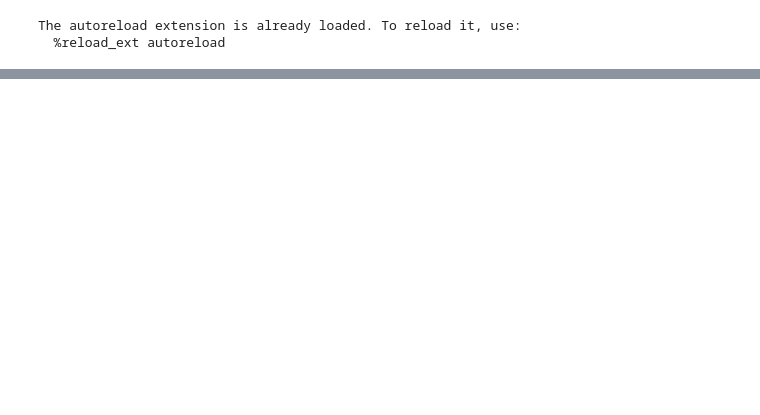
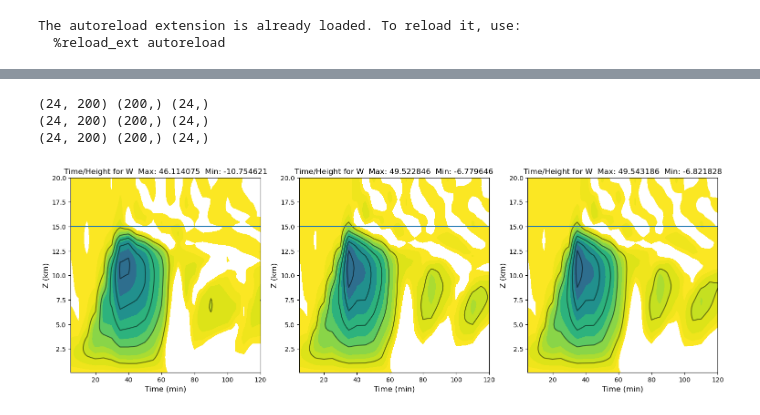
Before and after one commit to louiswicker/CAM_analysis_tools, a Jupyter notebook: ideal_cases/bubble_profiles.ipynb, the cells around one changed output, grey strips where cells are left out. Saved outputs shown, nothing was run; the diff lists cells and outputs as text; code cells hidden in the pictures; blank space fills up the shorter version.

Commit message:
Updating code, added some simple bubble analysis

```diff
--- a/ideal_cases/bubble_profiles.ipynb
+++ b/ideal_cases/bubble_profiles.ipynb
@@ -773,0 +53,9 @@ ax.set_title("Dry mass pressure perturbation");
+# %%
+paths = {}
+paths['solo_hdd125'] = '/work/wicker/Odin_scr/solo/bubble_3km_dt20_hdd125_C2000_00'
+paths['solo_hdd012'] = '/work/wicker/Odin_scr/solo/bubble_3km_dt20_hdd012_C2000_00'
+paths['solo_hdd001'] = '/work/wicker/Odin_scr/solo/bubble_3km_dt20_hdd001_C2000_00'
+# %%
+ds, dims = read_solo_fields(paths['solo_hdd125'] , vars = [''], file_pattern=None, ret_dbz=False, ret_ds=True)
+ds2,dims2      = read_solo_fields(paths['solo_hdd012'] , vars = [''], file_pattern=None, ret_dbz=False, ret_ds=True)
+ds3,dims3     = read_solo_fields(paths['solo_hdd001'] , vars = [''], file_pattern=None, ret_dbz=False, ret_ds=True)
@@ -773,0 +120,36 @@ ax.set_title("Dry mass pressure perturbation");
+# %%
+clevs = [0, 1, 2.5, 5, 7.5, 10, 15, 20, 30, 40, 50, 70]
+
+fig, ax = plt.subplots(1,3, constrained_layout=True, figsize=(15,5))
+
+#
+time1 = dims['time']/60.
+time = np.tile(time1, (60,1)).transpose()
+
+#
+
+z3d    = dims.delz.values[:,::-1,:,:]
+z3d    = np.cumsum(z3d,axis=1)
+
+w_col = ds['w'][:,:,40,40]
+z_col = z3d[:,:,40,40] * 0.001
+wplot(time1, z_col, w_col, ax=ax[0])
+
+#
+w_col2 = ds2['w'][:,:,40,40]
+z3d    = dims2.delz.values[:,::-1,:,:]
+z3d    = np.cumsum(z3d,axis=1)
+z_col2  = z3d[:,:,40,40] * 0.001
+wplot(time1, z_col2, w_col2, ax=ax[1])
+
+z3d    = dims3.delz.values[:,::-1,:,:]
+z3d    = np.cumsum(z3d,axis=1)
+z_col3 = z3d[:,:,40,40] * 0.001
+w_col3 = ds3['w'][:,:,40,40]
+
+wplot(time1, z_col3, w_col3, ax=ax[2])
+# %% [output]
+(24, 200) (200,) (24,)
+(24, 200) (200,) (24,)
+(24, 200) (200,) (24,)
+[figure, added]
```
Also changed, not shown: parts of 27 cells of this notebook, 6 other files.
